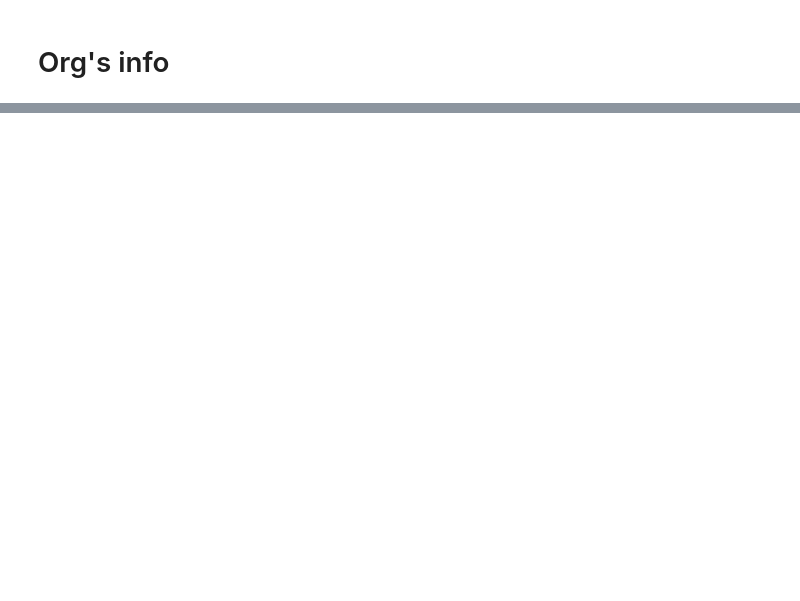
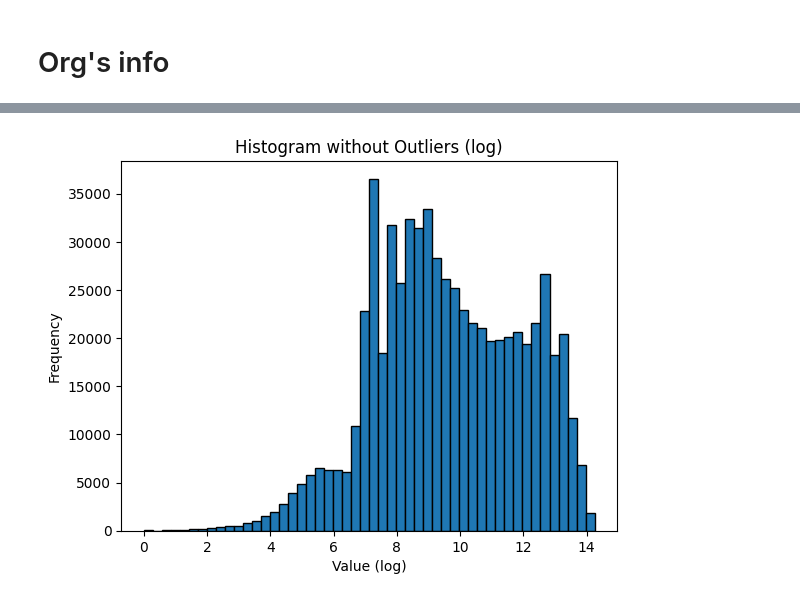
Before and after one commit to CP-RektMart/traffy-sunglui, a Jupyter notebook: ML/data_prep.ipynb, the cells around one changed output, grey strips where cells are left out. Cells and saved outputs as stored; diff of their text form; code cells hidden in the pictures; blank space fills up the shorter version.

```diff
--- a/ML/data_prep.ipynb
+++ b/ML/data_prep.ipynb
@@ -245,0 +263,12 @@ filtered_df[['orgs_list'] + target_cols]
+# %%
+filtered_df = filtered_df[filtered_df['duration'] > 0]
+
+filtered_df['log_duration'] = filtered_df['duration'].apply(np.log)
+
+filtered_df['log_duration'].plot(kind='hist', bins=50, edgecolor='black')
+plt.xlabel('Value (log)')
+plt.ylabel('Frequency')
+plt.title('Histogram without Outliers (log)')
+plt.show()
+# %% [output]
+[figure, added]
```
Also changed, not shown: parts of 19 cells of this notebook, 1 other file.
